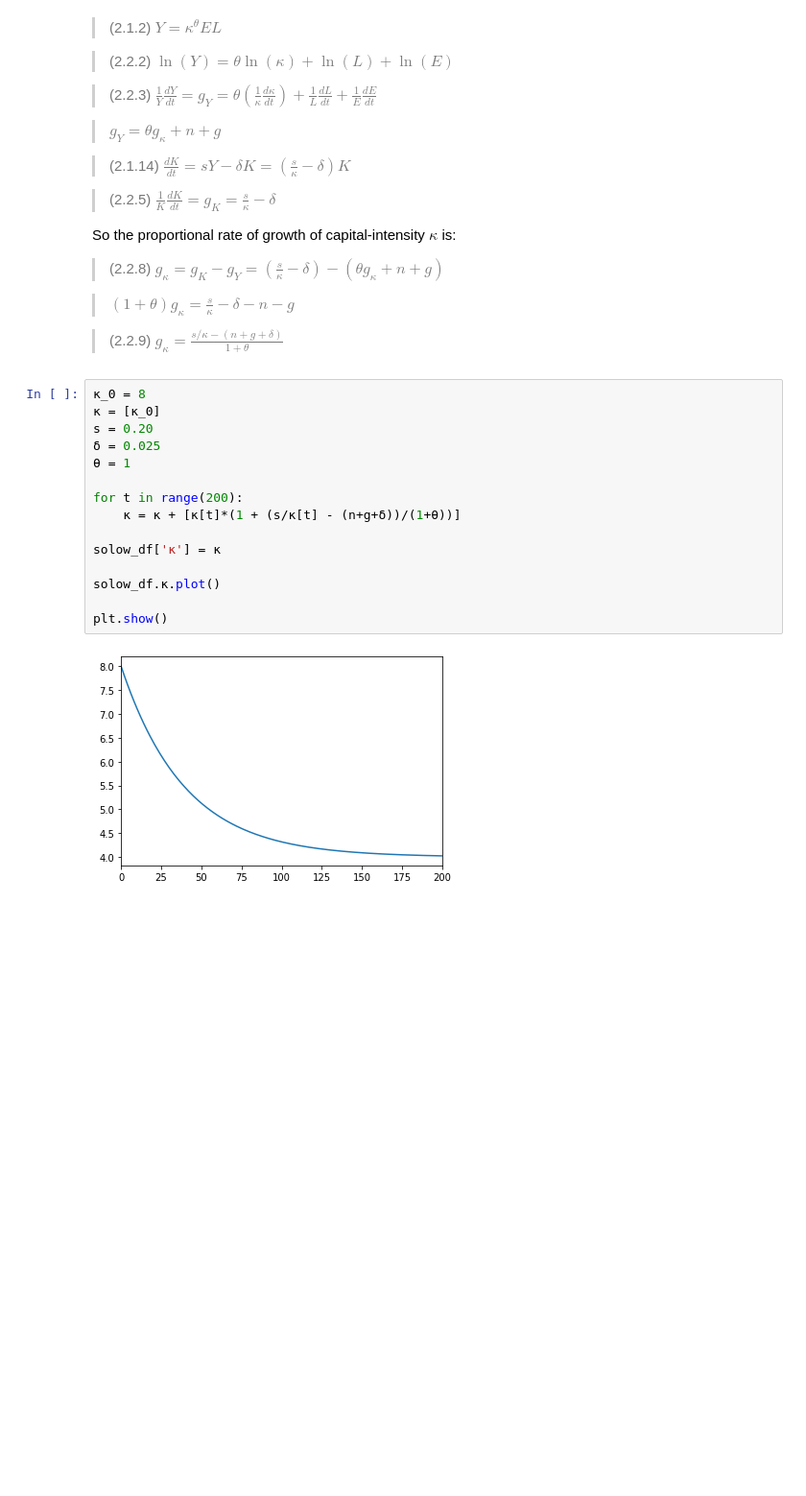
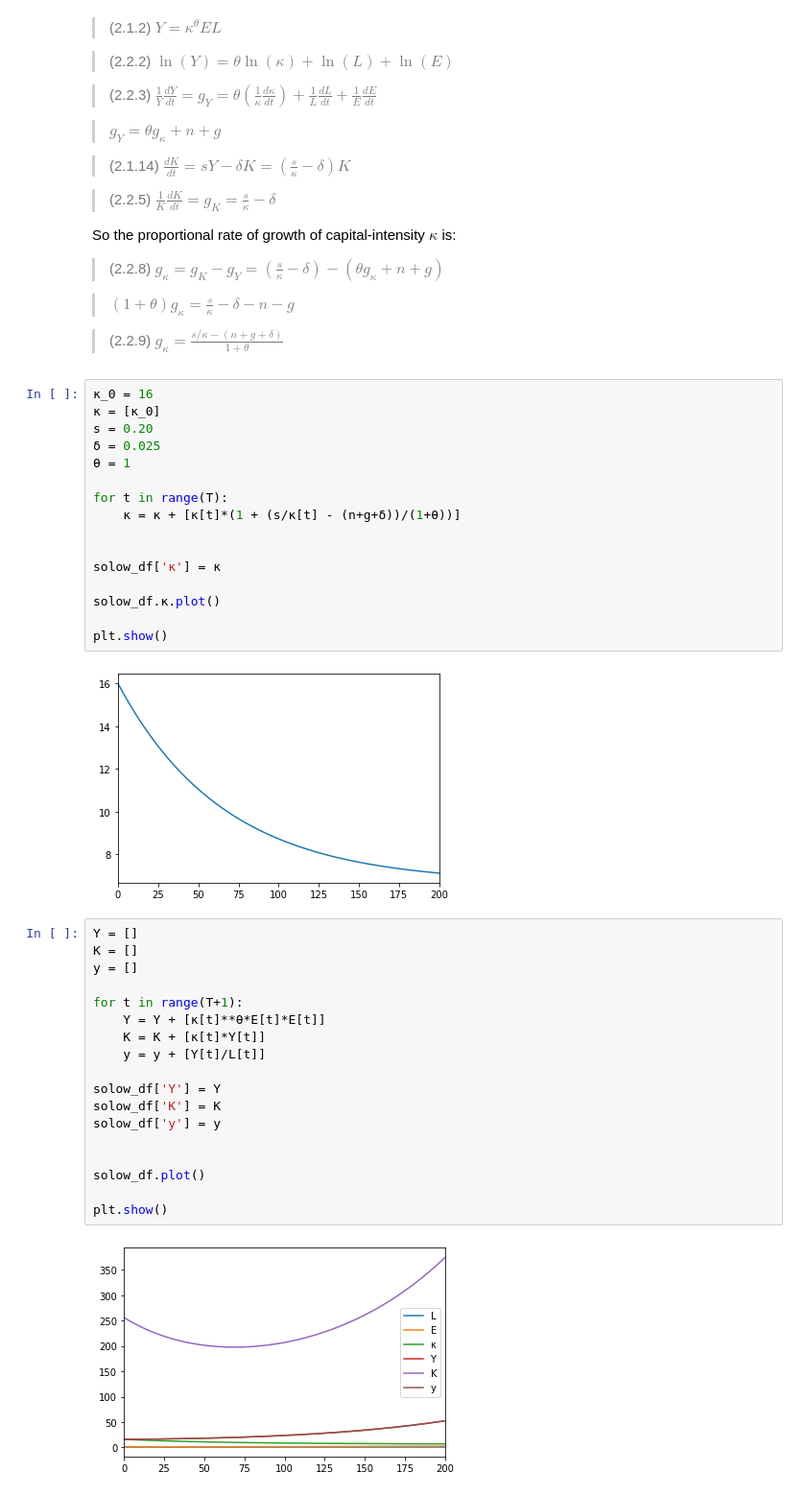
Before and after one commit to braddelong/LS2019, a Jupyter notebook: lecture-support-solow-2020-01-23.ipynb, the cells around one changed output. Shown at 96% size. Saved outputs shown, nothing was run; the diff lists cells and outputs as text; blank space fills up the shorter version.

```diff
--- a/lecture-support-solow-2020-01-23.ipynb
+++ b/lecture-support-solow-2020-01-23.ipynb
@@ -56,14 +61,15 @@ So the proportional rate of growth of capital-intensity $ \kappa $ is:
 
 >(2.2.9) $ g_\kappa  = \frac{s/\kappa - (n+g+\delta)}{1+\theta} $
 # %%
-κ_0 = 8
+κ_0 = 16
 κ = [κ_0]
 s = 0.20
 δ = 0.025
 θ = 1
 
-for t in range(200):
+for t in range(T):
     κ = κ + [κ[t]*(1 + (s/κ[t] - (n+g+δ))/(1+θ))]
+
 
 solow_df['κ'] = κ
 
@@ -71,4 +77,24 @@ solow_df.κ.plot()
 
 plt.show()
 # %% [output]
-[figure, old version]
+[figure, new version]
+# %%
+Y = []
+K = []
+y = []
+
+for t in range(T+1):
+    Y = Y + [κ[t]**θ*E[t]*E[t]]
+    K = K + [κ[t]*Y[t]]
+    y = y + [Y[t]/L[t]]
+
+solow_df['Y'] = Y
+solow_df['K'] = K
+solow_df['y'] = y
+
+
+solow_df.plot()
+
+plt.show()
+# %% [output]
+[figure, added]
```
Also changed, not shown: parts of 3 cells of this notebook.
